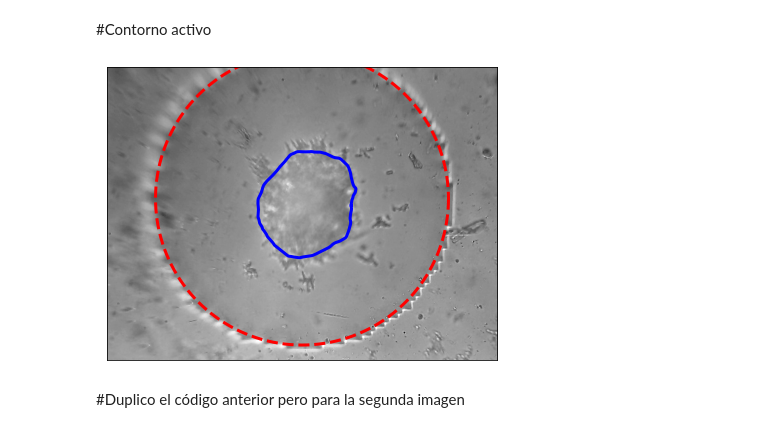
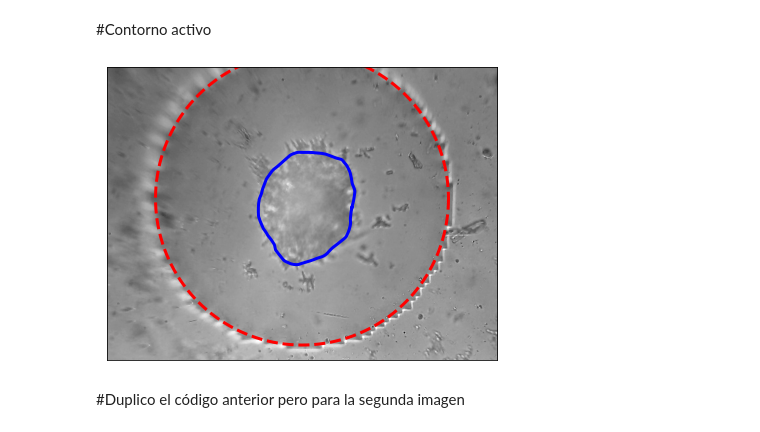
Before and after one commit to NicoPP1/PDI, a Jupyter notebook: TPfinal/v1TPfinal.ipynb, the cells around one changed output. Cells and saved outputs as stored; diff of their text form; code cells hidden in the pictures.

```diff
--- a/TPfinal/v1TPfinal.ipynb
+++ b/TPfinal/v1TPfinal.ipynb
@@ -37,33 +37,33 @@ widthY = shape[1]
 # %%
 #Defino parámetros
 
 alpha =  0.7#@param {type:"number"}
-beta =  0#@param {type:"number"}
-gamma =  0.001#@param {type:"number"}
+beta =  2#@param {type:"number"}
+gamma =  0.005#@param {type:"number"}
 w_line = 0#@param {type:"number"}
 w_edge = 1#@param {type:"number"}
 
 #Creo circunferencia inicial
 s = np.linspace(0, 2*np.pi, 800)
 
 #centroide en el centro de la imagen, con un offset
 r = heightY//2 - 25 + 240*np.sin(s)
 c = widthY//2 + 240*np.cos(s)
 init = np.array([r, c]).T
 
 #aplico la funcion active_contour de scikit
 snake = active_contour(img,init, alpha=alpha, beta=beta, gamma=gamma)
 
 fig, ax = plt.subplots(figsize=(7, 7))
 ax.imshow(img, cmap=plt.cm.gray)
 ax.plot(init[:, 1], init[:, 0], '--r', lw=3)
 ax.plot(snake[:, 1], snake[:, 0], '-b', lw=3)
 ax.set_xticks([]), ax.set_yticks([])
 ax.axis([0, img.shape[1], img.shape[0], 0])
 
 plt.show()
 # %% [output]
-[figure, old version]
+[figure, new version]
 # %% [markdown]
 #Duplico el código anterior pero para la segunda imagen
 # %%
```
Also changed, not shown: parts of 1 cell of this notebook.
